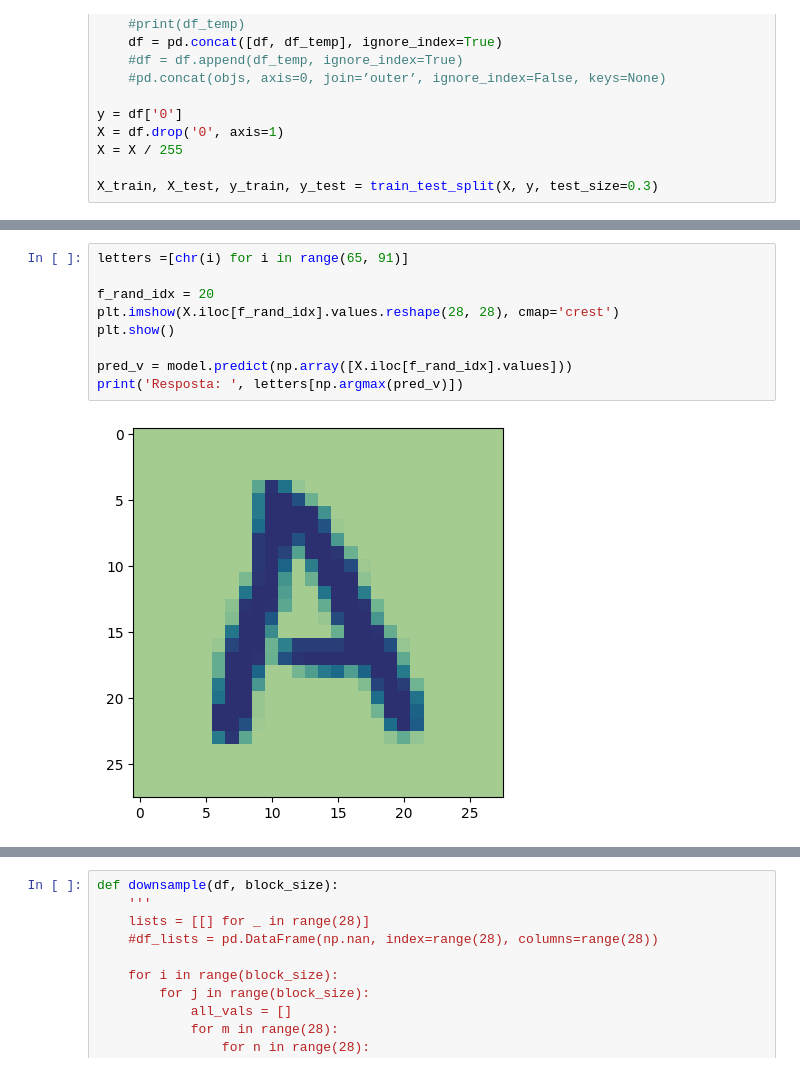
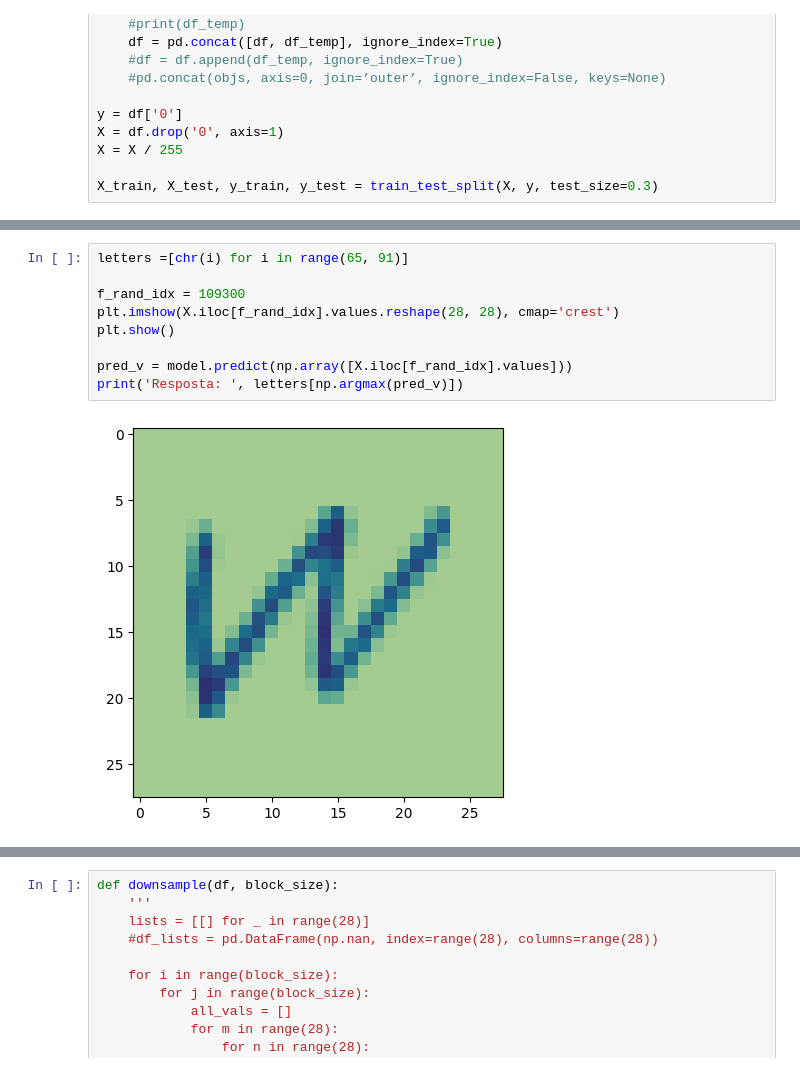
Before and after one commit to SamVirsik/FINAL-HANDWRITING, a Jupyter notebook: handwriting_reader.ipynb, the cells around one changed output, grey strips where cells are left out. Cells and saved outputs as stored; diff of their text form.

```diff
--- a/handwriting_reader.ipynb
+++ b/handwriting_reader.ipynb
@@ -123,11 +130,11 @@ Accuracy: 0.934526264667511
 # %%
 letters =[chr(i) for i in range(65, 91)]
 
-f_rand_idx = 20
+f_rand_idx = 109300
 plt.imshow(X.iloc[f_rand_idx].values.reshape(28, 28), cmap='crest')
 plt.show()
 
 pred_v = model.predict(np.array([X.iloc[f_rand_idx].values]))
 print('Resposta: ', letters[np.argmax(pred_v)])
 # %% [output]
-[figure, old version]
+[figure, new version]
```
Also changed, not shown: parts of 7 cells of this notebook.
